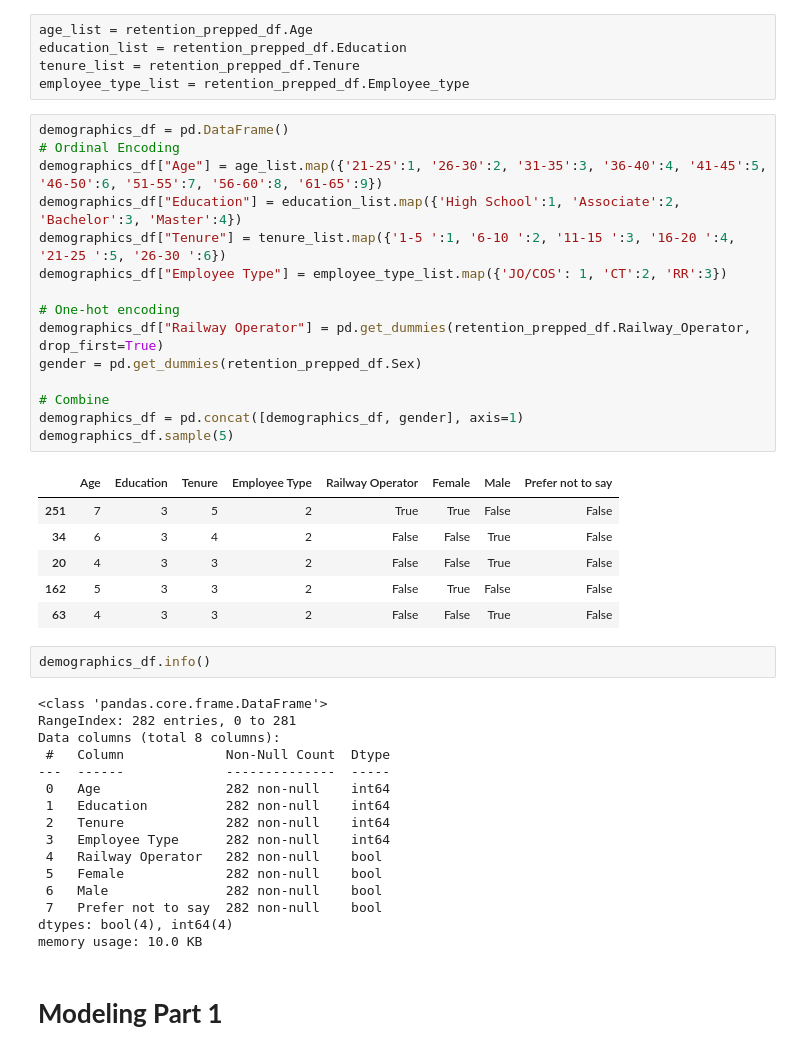
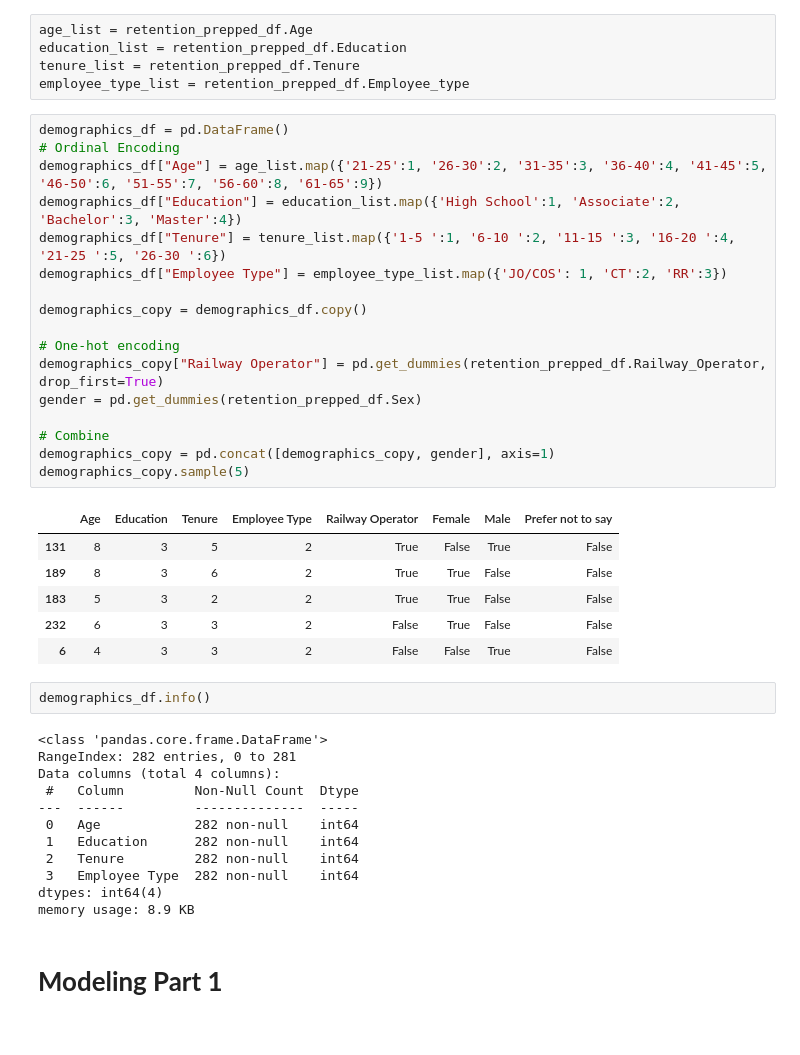
Before and after one commit to pjcroxas/Talent-Retention-in-Railway-Workforce, a Jupyter notebook: Unraveling_Railway_Employee_Turnover_A_Data_Driven_Approach_Using_Propensity_Modeling.ipynb, the cells around one changed output. Cells and saved outputs as stored; diff of their text form.

```diff
--- a/Unraveling_Railway_Employee_Turnover_A_Data_Driven_Approach_Using_Propensity_Modeling.ipynb
+++ b/Unraveling_Railway_Employee_Turnover_A_Data_Driven_Approach_Using_Propensity_Modeling.ipynb
@@ -360,43 +360,41 @@ employee_type_list = retention_prepped_df.Employee_type
 # %%
 demographics_df = pd.DataFrame()
 # Ordinal Encoding
 demographics_df["Age"] = age_list.map({'21-25':1, '26-30':2, '31-35':3, '36-40':4, '41-45':5, '46-50':6, '51-55':7, '56-60':8, '61-65':9})
 demographics_df["Education"] = education_list.map({'High School':1, 'Associate':2, 'Bachelor':3, 'Master':4})
 demographics_df["Tenure"] = tenure_list.map({'1-5 ':1, '6-10 ':2, '11-15 ':3, '16-20 ':4, '21-25 ':5, '26-30 ':6})
 demographics_df["Employee Type"] = employee_type_list.map({'JO/COS': 1, 'CT':2, 'RR':3})
 
+demographics_copy = demographics_df.copy()
+
 # One-hot encoding
-demographics_df["Railway Operator"] = pd.get_dummies(retention_prepped_df.Railway_Operator, drop_first=True)
+demographics_copy["Railway Operator"] = pd.get_dummies(retention_prepped_df.Railway_Operator, drop_first=True)
 gender = pd.get_dummies(retention_prepped_df.Sex)
 
 # Combine
-demographics_df = pd.concat([demographics_df, gender], axis=1)
-demographics_df.sample(5)
+demographics_copy = pd.concat([demographics_copy, gender], axis=1)
+demographics_copy.sample(5)
 # %% [output]
 |  | Age | Education | Tenure | Employee Type | Railway Operator | Female | Male | Prefer not to say |
-| 251 | 7 | 3 | 5 | 2 | True | True | False | False |
-| 34 | 6 | 3 | 4 | 2 | False | False | True | False |
-| 20 | 4 | 3 | 3 | 2 | False | False | True | False |
-| 162 | 5 | 3 | 3 | 2 | False | True | False | False |
-| 63 | 4 | 3 | 3 | 2 | False | False | True | False |
+| 131 | 8 | 3 | 5 | 2 | True | False | True | False |
+| 189 | 8 | 3 | 6 | 2 | True | True | False | False |
+| 183 | 5 | 3 | 2 | 2 | True | True | False | False |
+| 232 | 6 | 3 | 3 | 2 | False | True | False | False |
+| 6 | 4 | 3 | 3 | 2 | False | False | True | False |
 # %%
 demographics_df.info()
 # %% [output]
 <class 'pandas.core.frame.DataFrame'>
 RangeIndex: 282 entries, 0 to 281
-Data columns (total 8 columns):
- #   Column             Non-Null Count  Dtype
----  ------             --------------  -----
- 0   Age                282 non-null    int64
- 1   Education          282 non-null    int64
- 2   Tenure             282 non-null    int64
- 3   Employee Type      282 non-null    int64
- 4   Railway Operator   282 non-null    bool
- 5   Female             282 non-null    bool
- 6   Male               282 non-null    bool
- 7   Prefer not to say  282 non-null    bool
-dtypes: bool(4), int64(4)
-memory usage: 10.0 KB
+Data columns (total 4 columns):
+ #   Column         Non-Null Count  Dtype
+---  ------         --------------  -----
+ 0   Age            282 non-null    int64
+ 1   Education      282 non-null    int64
+ 2   Tenure         282 non-null    int64
+ 3   Employee Type  282 non-null    int64
+dtypes: int64(4)
+memory usage: 8.9 KB
 # %% [markdown]
 # **Modeling Part 1**
 # %% [markdown]
```
Also changed, not shown: parts of 19 cells of this notebook.
